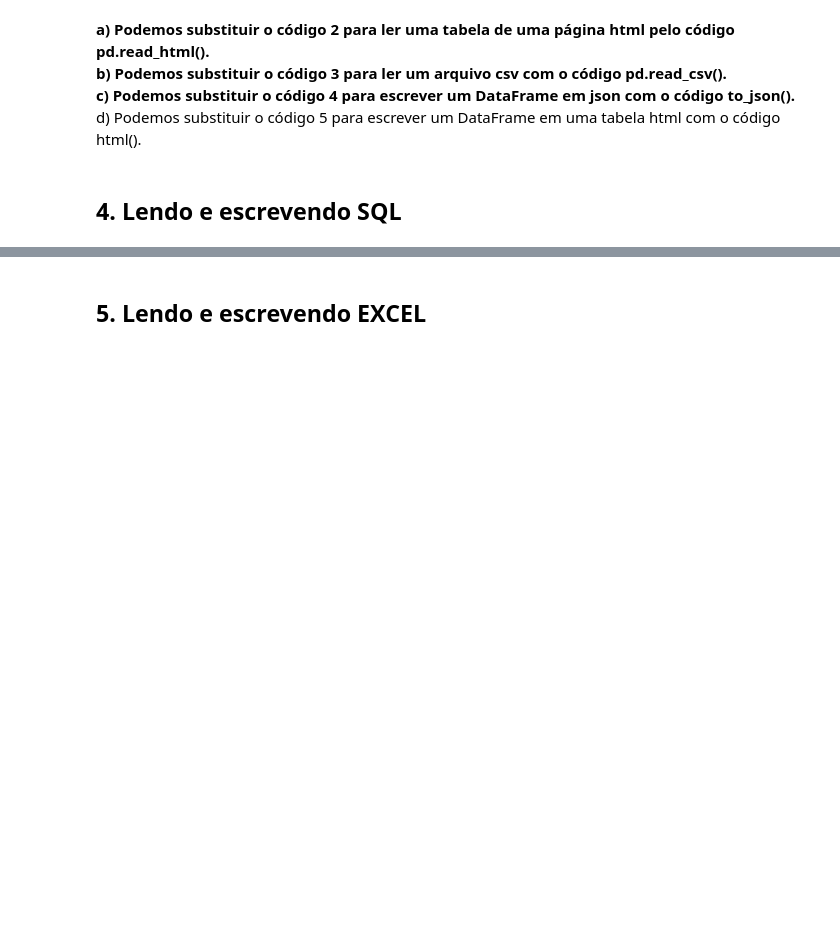
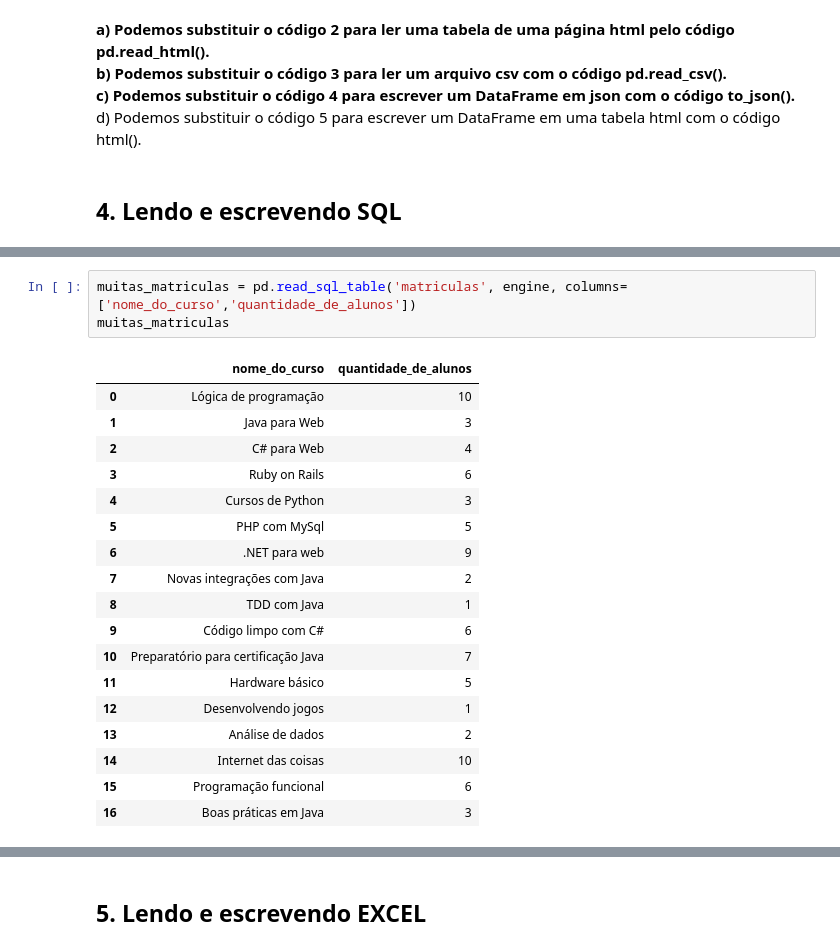
Before and after one commit to VinicusGB/cursos_data_science, a Jupyter notebook: 202201-ALURA-Formacao_Python_para_Data_Science/202202-ALURA-05_09-Pandas_Formatos_diferentes_de_entrada_e_saida/panda.ipynb, the cells around one changed output, grey strips where cells are left out. Cells and saved outputs as stored; diff of their text form; blank space fills up the shorter version.

```diff
--- a/202201-ALURA-Formacao_Python_para_Data_Science/202202-ALURA-05_09-Pandas_Formatos_diferentes_de_entrada_e_saida/panda.ipynb
+++ b/202201-ALURA-Formacao_Python_para_Data_Science/202202-ALURA-05_09-Pandas_Formatos_diferentes_de_entrada_e_saida/panda.ipynb
@@ -638,0 +685,22 @@ d) Podemos substituir o código 5 para escrever um DataFrame em uma tabela html
+# %%
+muitas_matriculas = pd.read_sql_table('matriculas', engine, columns=['nome_do_curso','quantidade_de_alunos'])
+muitas_matriculas
+# %% [output]
+|  | nome_do_curso | quantidade_de_alunos |
+| 0 | Lógica de programação | 10 |
+| 1 | Java para Web | 3 |
+| 2 | C# para Web | 4 |
+| 3 | Ruby on Rails | 6 |
+| 4 | Cursos de Python | 3 |
+| 5 | PHP com MySql | 5 |
+| 6 | .NET para web | 9 |
+| 7 | Novas integrações com Java | 2 |
+| 8 | TDD com Java | 1 |
+| 9 | Código limpo com C# | 6 |
+| 10 | Preparatório para certificação Java | 7 |
+| 11 | Hardware básico | 5 |
+| 12 | Desenvolvendo jogos | 1 |
+| 13 | Análise de dados | 2 |
+| 14 | Internet das coisas | 10 |
+| 15 | Programação funcional | 6 |
+| 16 | Boas práticas em Java | 3 |
```
Also changed, not shown: parts of 56 cells of this notebook, 3 other files.
